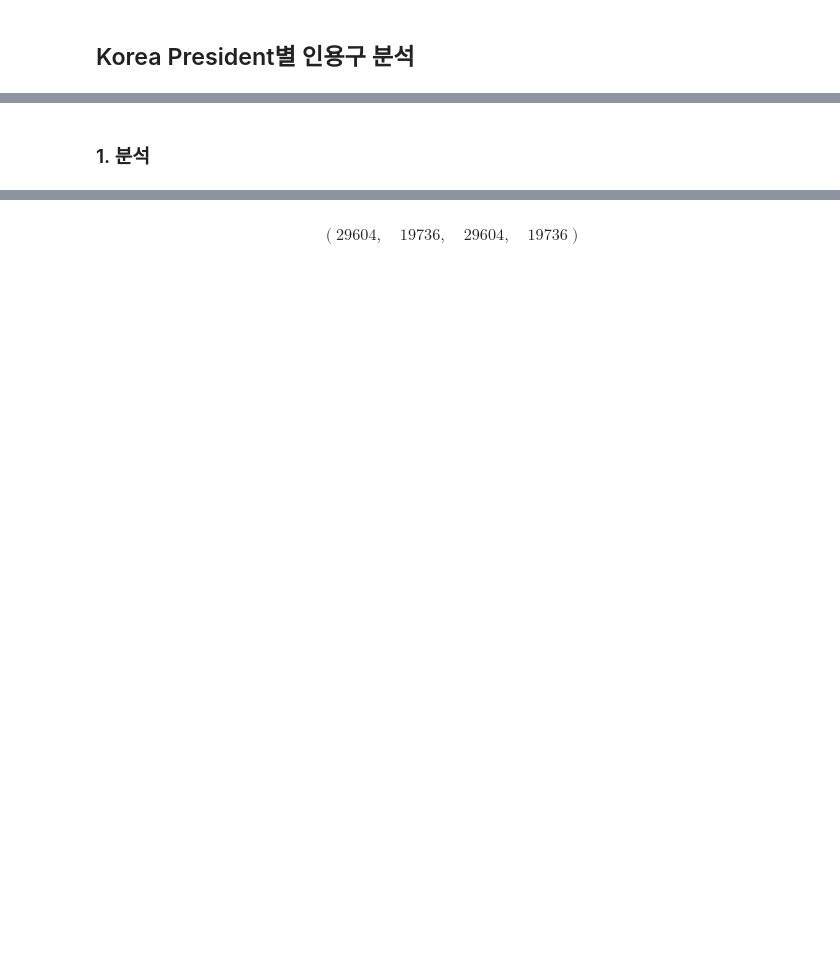
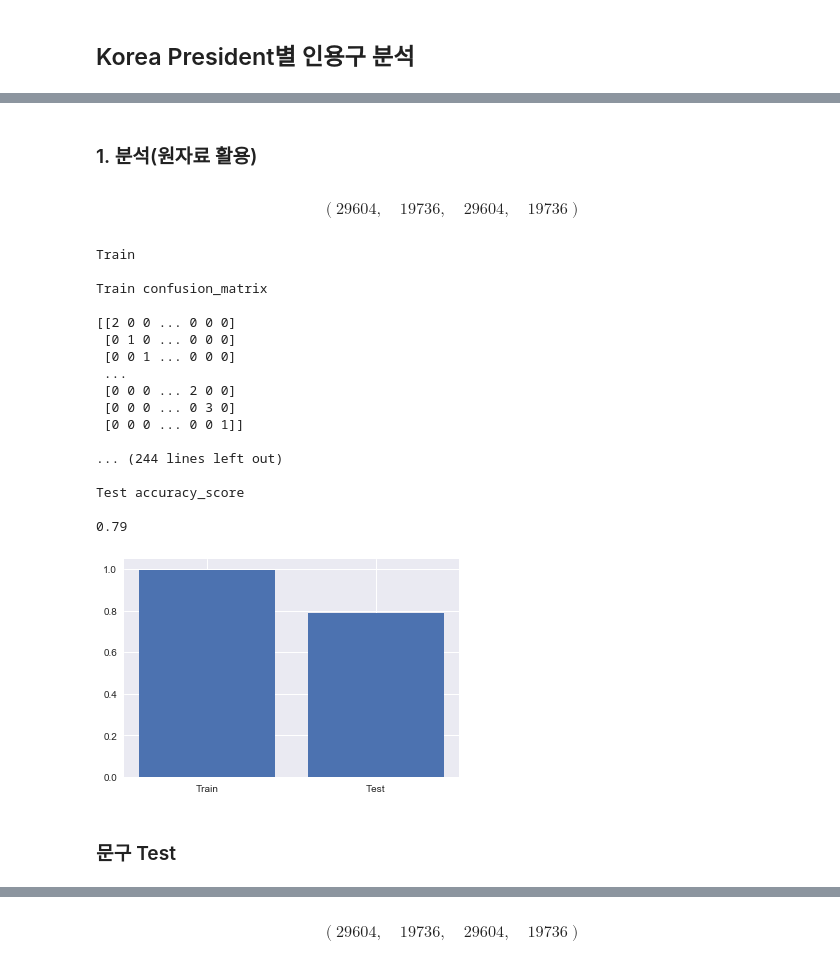
Before and after one commit to UPRMG/Project, a Jupyter notebook: Project/4. President/President.ipynb, the cells around one changed output, grey strips where cells are left out. Saved outputs shown, nothing was run; the diff lists cells and outputs as text; code cells hidden in the pictures; blank space fills up the shorter version.

```diff
--- a/Project/4. President/President.ipynb
+++ b/Project/4. President/President.ipynb
@@ -52,4 +52,77 @@ total.tail()
 | 49451 | 2008-02-01 | 한국일보 | 1.1011e+06 | 저는 (취임 이후) 일주일 내내 청와대에 있으려고 생각하지 ... | 이명박 대통령 | 4 |
 | 49452 | 2008-02-01 | 한겨레 | 1.101e+06 | 비영어권 나라에서는 영어를 잘 쓰는 나라들이 못 쓰는 나라보... | 이명박 대통령 | 4 |
 # %% [markdown]
-### 1. 분석
+### 1. 분석(원자료 활용)
+# %%
+from konlpy.tag import Twitter
+from konlpy.tag import *
+hannanum = Hannanum()
+kkma = Kkma()
+twitter = Twitter()
+
+def tokenize_pos(doc):
+    return ['/'.join(t) for t in twitter.pos(doc)]
+# %%
+clf = Pipeline([
+    ("vect", TfidfVectorizer(tokenizer=tokenize_pos, ngram_range=(1,3))),
+    ("clf", MultinomialNB(alpha=0.01))
+])
+# %%
+X_train, X_test, y_train, y_test = train_test_split(total['인용구'], total['정보원'], \
+                                                    test_size=0.4, random_state=0)
+
+len(X_train),len(X_test),len(y_train),len(y_test)
+# %% [output]
+$$\left ( 29604, \quad 19736, \quad 29604, \quad 19736\right )$$
+# %%
+# def Korea_President():
+
+model  = clf.fit(X_train, y_train)
+
+y_pred  = model.predict(X_train)
+
+print("Train", "\n")
+print("Train confusion_matrix", "\n")
+print(confusion_matrix(y_train, y_pred), "\n\n")
+print("Train classification_report", "\n")
+print(classification_report(y_train, y_pred), "\n\n")
+print("Train accuracy_score", "\n")
+print(round(accuracy_score(y_train, y_pred), 2), "\n\n")
+
+print("=====================================================" , "\n\n")
+
+y_pred_t = model.predict(X_test)
+
+print("Test", "\n")
+print("Test confusion_matrix", "\n")
+print(confusion_matrix(y_test, y_pred_t), "\n\n")
+print("Test classification_report", "\n")
+print(classification_report(y_test, y_pred_t), "\n\n")
+print("Test accuracy_score", "\n")
+print(round(accuracy_score(y_test, y_pred_t), 2), "\n\n")
+
+x="Train","Test"
+y=accuracy_score(y_train, y_pred), accuracy_score(y_test, y_pred_t)
+plt.bar(x,y)
+plt.show()
+# %% [output]
+Train
+
+Train confusion_matrix
+
+[[2 0 0 ... 0 0 0]
+ [0 1 0 ... 0 0 0]
+ [0 0 1 ... 0 0 0]
+ ...
+ [0 0 0 ... 2 0 0]
+ [0 0 0 ... 0 3 0]
+ [0 0 0 ... 0 0 1]]
+
+... (244 lines left out)
+
+Test accuracy_score
+
+0.79
+[figure, added]
+# %% [markdown]
+### 문구 Test
```
Also changed, not shown: parts of 13 cells of this notebook, 6 other files.
